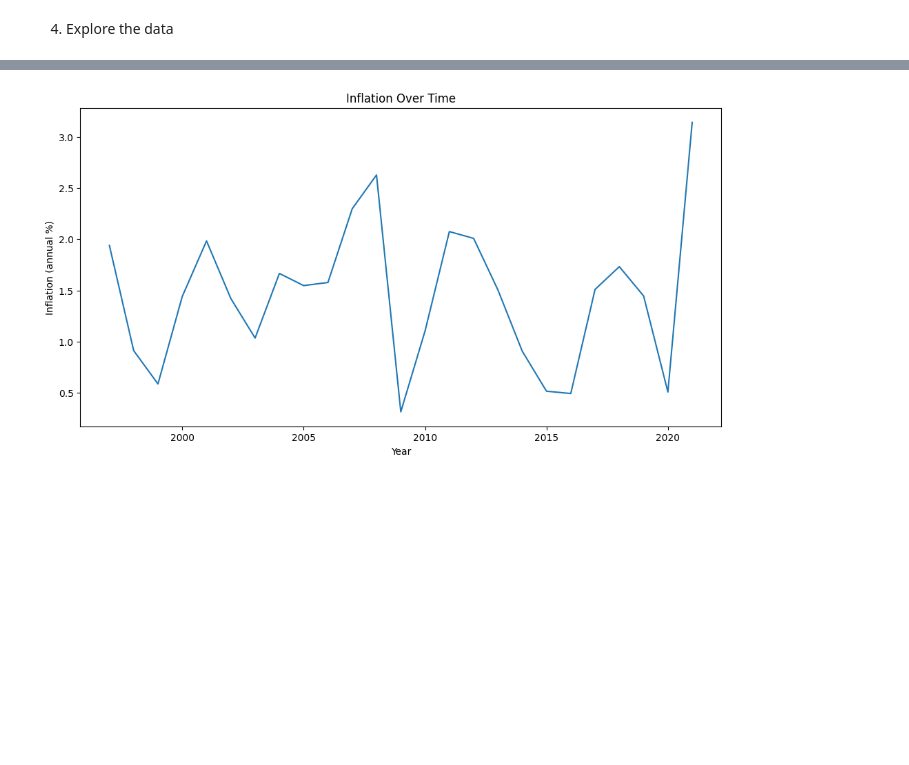
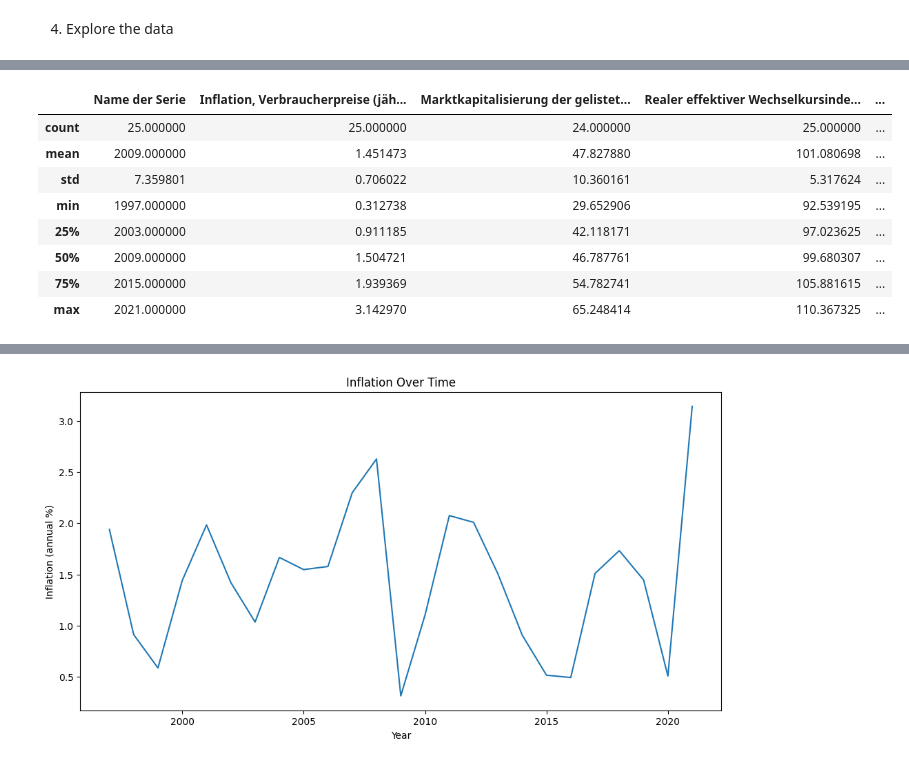
Before and after one commit to mjzago/INTOcode, a Jupyter notebook: Agile Data Project with Python/Germany.ipynb, the cells around one changed output, grey strips where cells are left out. Drawn from its saved outputs; the diff is of its cells as text; code cells hidden in the pictures; blank space fills up the shorter version.

```diff
--- a/Agile Data Project with Python/Germany.ipynb
+++ b/Agile Data Project with Python/Germany.ipynb
@@ -116,0 +175,12 @@ df.head()
+# %%
+df.describe()
+# %% [output]
+|  | Name der Serie | Inflation, Verbraucherpreise (jäh... | Marktkapitalisierung der gelistet... | Realer effektiver Wechselkursinde... | ... |
+| count | 25.000000 | 25.000000 | 24.000000 | 25.000000 | ... |
+| mean | 2009.000000 | 1.451473 | 47.827880 | 101.080698 | ... |
+| std | 7.359801 | 0.706022 | 10.360161 | 5.317624 | ... |
+| min | 1997.000000 | 0.312738 | 29.652906 | 92.539195 | ... |
+| 25% | 2003.000000 | 0.911185 | 42.118171 | 97.023625 | ... |
+| 50% | 2009.000000 | 1.504721 | 46.787761 | 99.680307 | ... |
+| 75% | 2015.000000 | 1.939369 | 54.782741 | 105.881615 | ... |
+| max | 2021.000000 | 3.142970 | 65.248414 | 110.367325 | ... |
```
Also changed, not shown: parts of 10 cells of this notebook.
